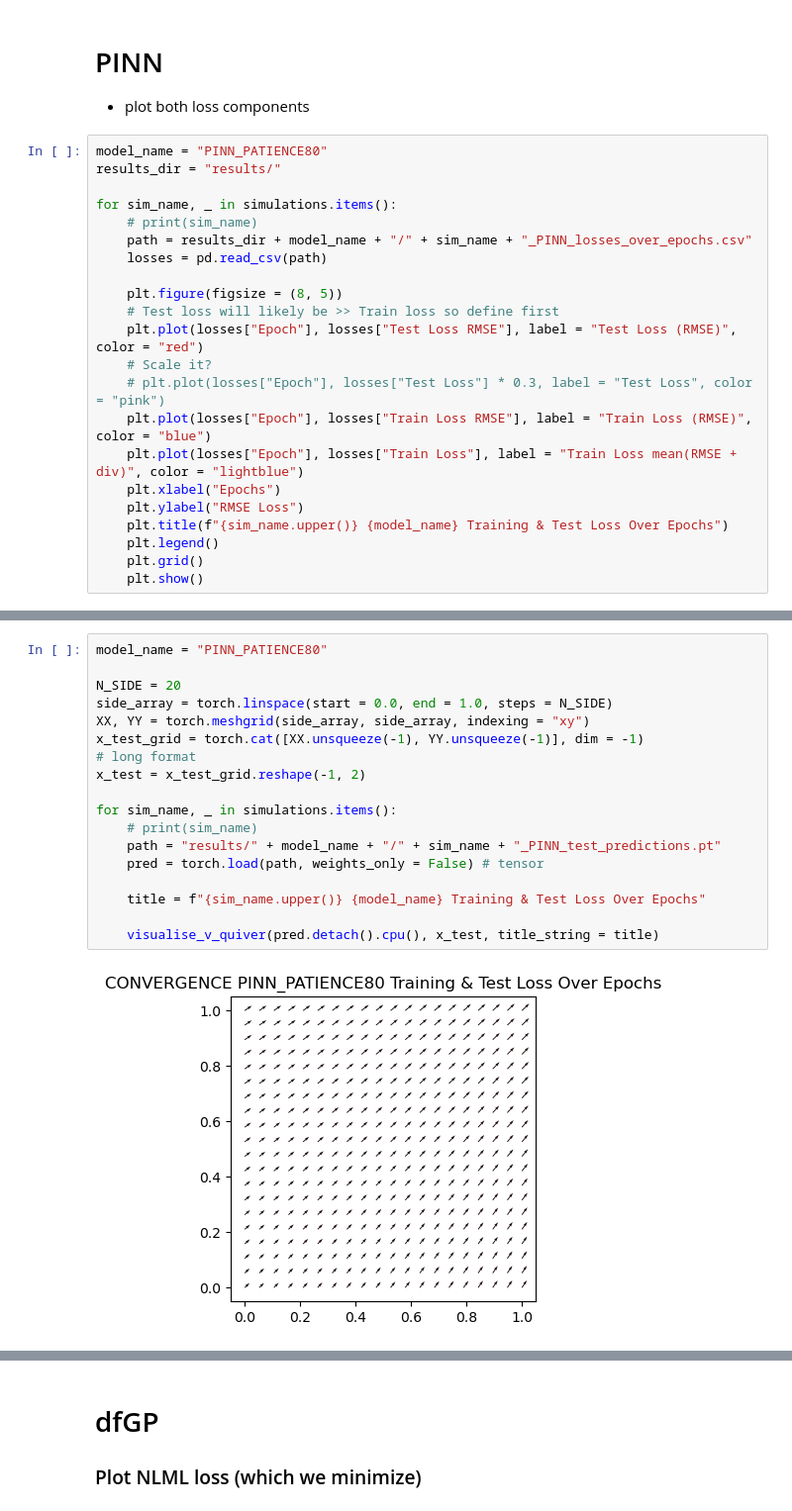
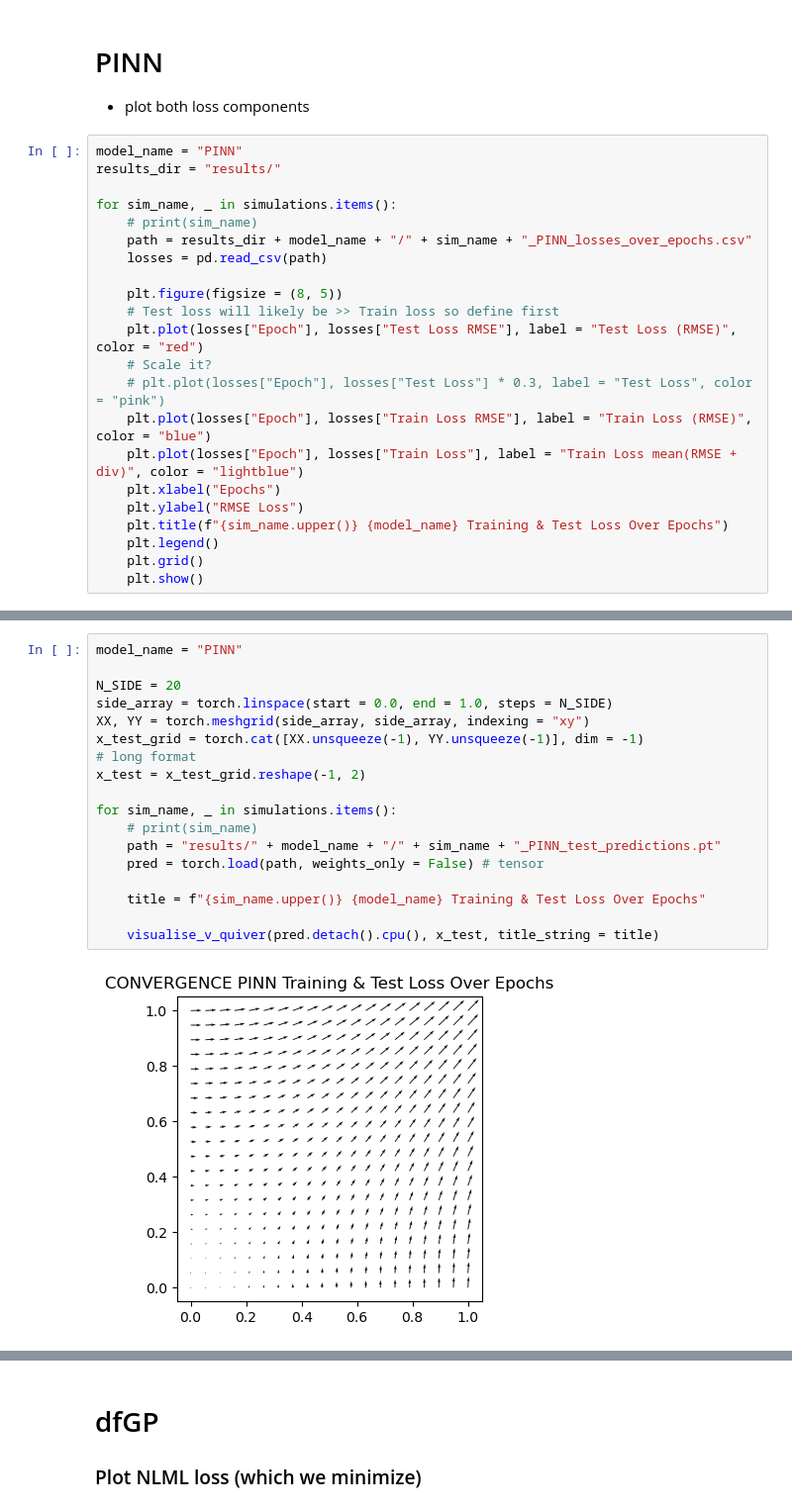
Before and after one commit to kimbente/ice_thickness, a Jupyter notebook: visualise_sim_experiment_results.ipynb, the cells around one changed output, grey strips where cells are left out. Shown at 99% size. Saved outputs shown, nothing was run; the diff lists cells and outputs as text.

```diff
--- a/visualise_sim_experiment_results.ipynb
+++ b/visualise_sim_experiment_results.ipynb
@@ -67,7 +79,7 @@ for sim_name, _ in simulations.items():
 
 - plot both loss components
 # %%
-model_name = "PINN_PATIENCE80"
+model_name = "PINN"
 results_dir = "results/"
 
 for sim_name, _ in simulations.items():
@@ -97,20 +109,20 @@ for sim_name, _ in simulations.items():
 # %%
-model_name = "PINN_PATIENCE80"
+model_name = "PINN"
 
 N_SIDE = 20
 side_array = torch.linspace(start = 0.0, end = 1.0, steps = N_SIDE)
 XX, YY = torch.meshgrid(side_array, side_array, indexing = "xy")
 x_test_grid = torch.cat([XX.unsqueeze(-1), YY.unsqueeze(-1)], dim = -1)
 # long format
 x_test = x_test_grid.reshape(-1, 2)
 
 for sim_name, _ in simulations.items():
     # print(sim_name)
     path = "results/" + model_name + "/" + sim_name + "_PINN_test_predictions.pt"
     pred = torch.load(path, weights_only = False) # tensor
 
     title = f"{sim_name.upper()} {model_name} Training & Test Loss Over Epochs"
 
     visualise_v_quiver(pred.detach().cpu(), x_test, title_string = title)
 # %% [output]
-[figure, old version]
+[figure, new version]
```
Also changed, not shown: parts of 22 cells of this notebook, 8 other files.
